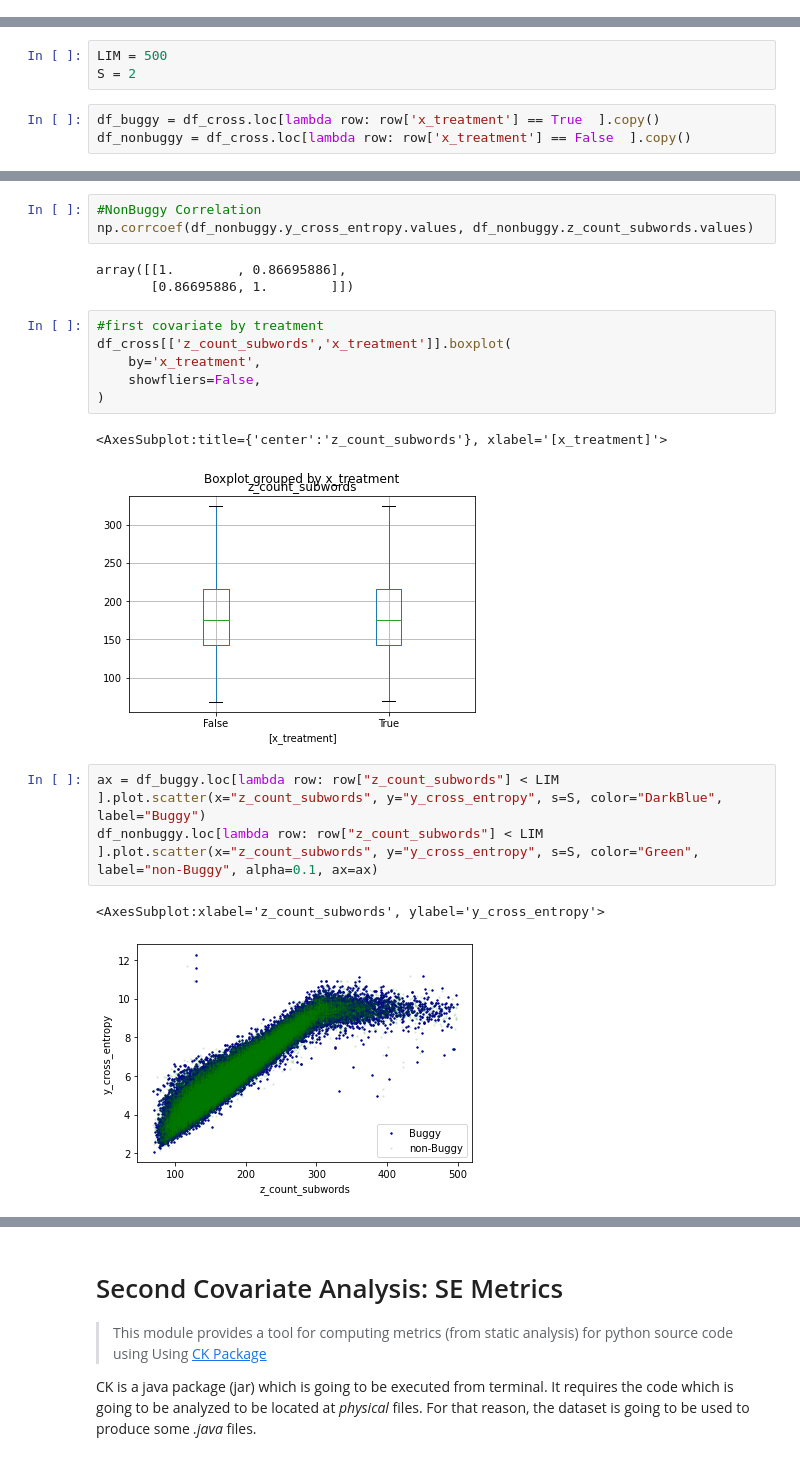
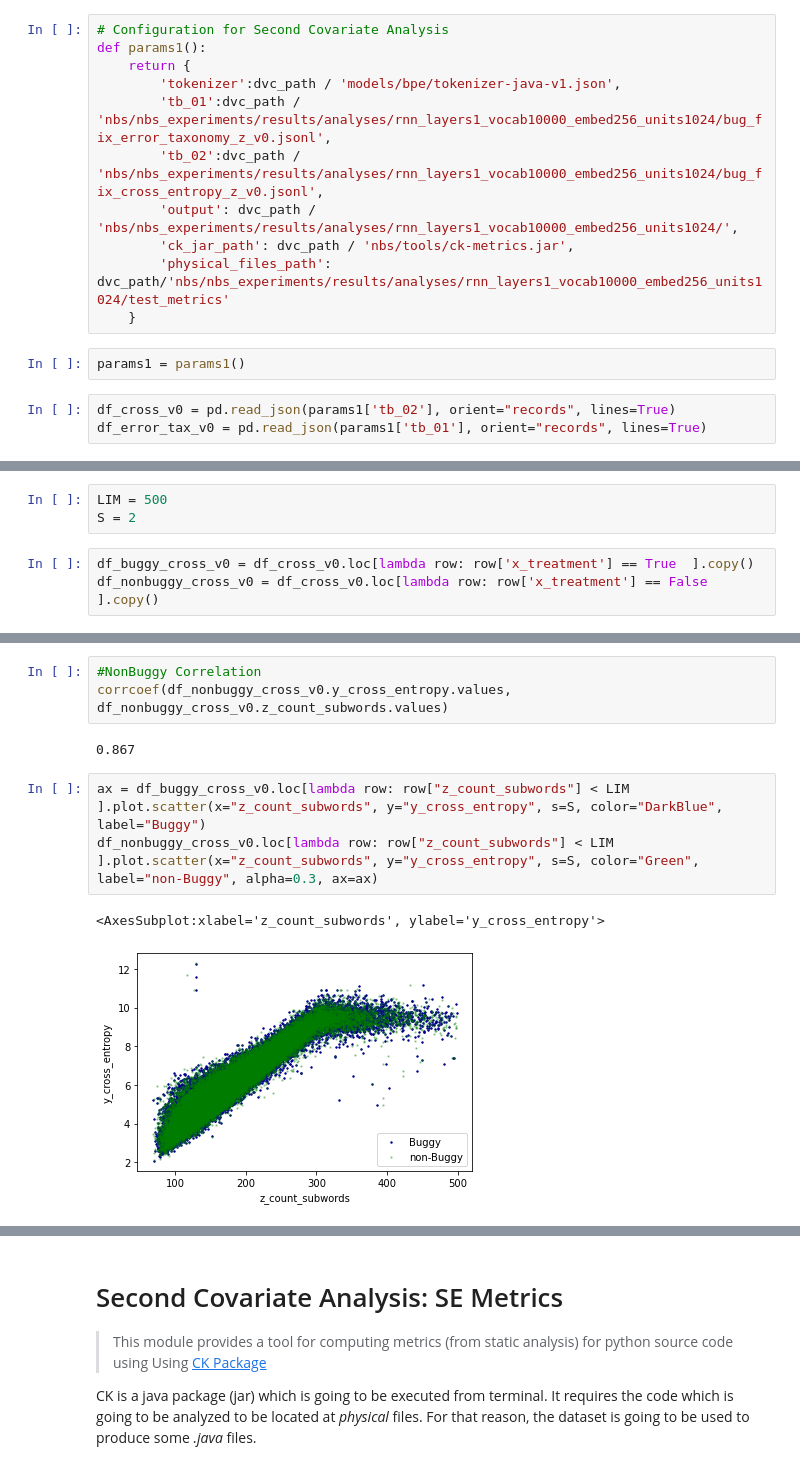
Before and after one commit to ArtificialSoftwareEngineering/InterpretingCodeGeneration, a Jupyter notebook: nbs/00_data.covariates.ipynb, the cells around one changed output, grey strips where cells are left out. Saved outputs shown, nothing was run; the diff lists cells and outputs as text.

```diff
--- a/nbs/00_data.covariates.ipynb
+++ b/nbs/00_data.covariates.ipynb
@@ -272,0 +276,16 @@ df_cross.head()
+# %%
+# Configuration for Second Covariate Analysis
+def params1():
+    return {
+        'tokenizer':dvc_path / 'models/bpe/tokenizer-java-v1.json',
+        'tb_01':dvc_path / 'nbs/nbs_experiments/results/analyses/rnn_layers1_vocab10000_embed256_units1024/bug_fix_error_taxonomy_z_v0.jsonl',
+        'tb_02':dvc_path / 'nbs/nbs_experiments/results/analyses/rnn_layers1_vocab10000_embed256_units1024/bug_fix_cross_entropy_z_v0.jsonl',
+        'output': dvc_path / 'nbs/nbs_experiments/results/analyses/rnn_layers1_vocab10000_embed256_units1024/',
+        'ck_jar_path': dvc_path / 'nbs/tools/ck-metrics.jar',
+        'physical_files_path': dvc_path/'nbs/nbs_experiments/results/analyses/rnn_layers1_vocab10000_embed256_units1024/test_metrics'
+    }
+# %%
+params1 = params1()
+# %%
+df_cross_v0 = pd.read_json(params1['tb_02'], orient="records", lines=True)
+df_error_tax_v0 = pd.read_json(params1['tb_01'], orient="records", lines=True)
@@ -288,5 +338,5 @@ df_cross.describe()
 LIM = 500
 S = 2
 # %%
-df_buggy = df_cross.loc[lambda row: row['x_treatment'] == True  ].copy()
-df_nonbuggy = df_cross.loc[lambda row: row['x_treatment'] == False  ].copy()
+df_buggy_cross_v0 = df_cross_v0.loc[lambda row: row['x_treatment'] == True  ].copy()
+df_nonbuggy_cross_v0 = df_cross_v0.loc[lambda row: row['x_treatment'] == False  ].copy()
@@ -311,21 +376,11 @@ array([[1.        , 0.87261563],
 # %%
 #NonBuggy Correlation
-np.corrcoef(df_nonbuggy.y_cross_entropy.values, df_nonbuggy.z_count_subwords.values)
+corrcoef(df_nonbuggy_cross_v0.y_cross_entropy.values, df_nonbuggy_cross_v0.z_count_subwords.values)
 # %% [output]
-array([[1.        , 0.86695886],
-       [0.86695886, 1.        ]])
+0.867
-# %%
-#first covariate by treatment
-df_cross[['z_count_subwords','x_treatment']].boxplot(
-    by='x_treatment',
-    showfliers=False,
-)
-# %% [output]
-<AxesSubplot:title={'center':'z_count_subwords'}, xlabel='[x_treatment]'>
-[figure, removed]
 # %%
-ax = df_buggy.loc[lambda row: row["z_count_subwords"] < LIM ].plot.scatter(x="z_count_subwords", y="y_cross_entropy", s=S, color="DarkBlue", label="Buggy")
-df_nonbuggy.loc[lambda row: row["z_count_subwords"] < LIM ].plot.scatter(x="z_count_subwords", y="y_cross_entropy", s=S, color="Green", label="non-Buggy", alpha=0.1, ax=ax)
+ax = df_buggy_cross_v0.loc[lambda row: row["z_count_subwords"] < LIM ].plot.scatter(x="z_count_subwords", y="y_cross_entropy", s=S, color="DarkBlue", label="Buggy")
+df_nonbuggy_cross_v0.loc[lambda row: row["z_count_subwords"] < LIM ].plot.scatter(x="z_count_subwords", y="y_cross_entropy", s=S, color="Green", label="non-Buggy", alpha=0.3, ax=ax)
 # %% [output]
 <AxesSubplot:xlabel='z_count_subwords', ylabel='y_cross_entropy'>
-[figure, old version]
+[figure, new version]
```
Also changed, not shown: parts of 107 cells of this notebook, 1 other file.
